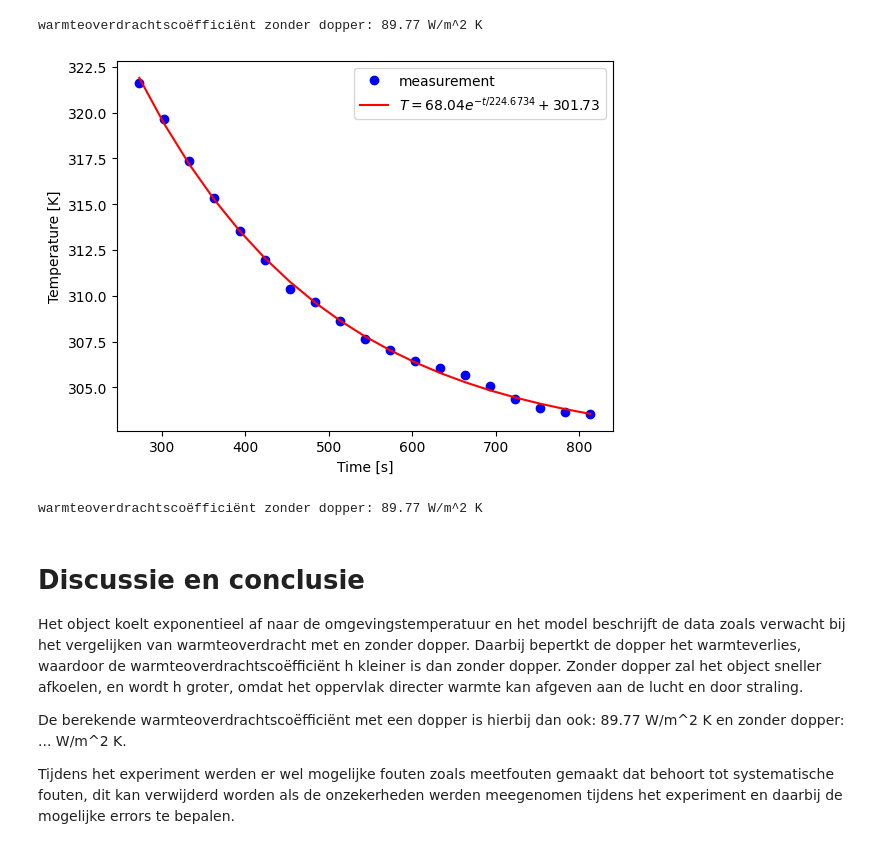
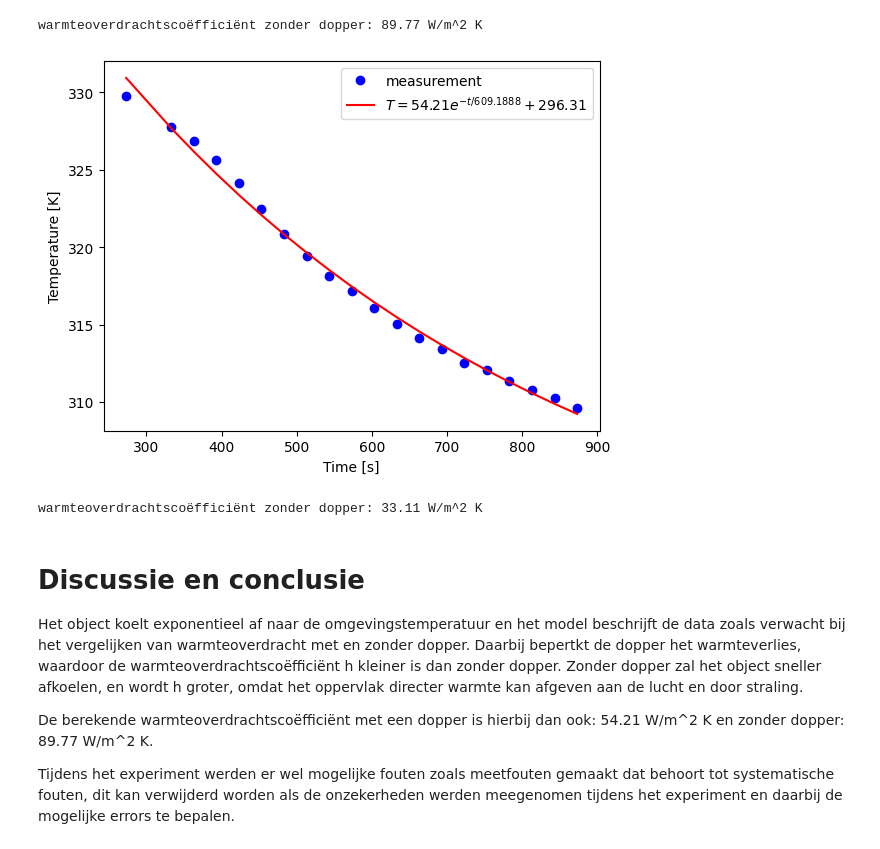
Before and after one commit to MatthiasGrablowitz/-Groepsnaam18-, a Jupyter notebook: Content/Labs/koelbuis.ipynb, the cells around one changed output. Cells and saved outputs as stored; diff of their text form; code cells hidden in the pictures.

```diff
--- a/Content/Labs/koelbuis.ipynb
+++ b/Content/Labs/koelbuis.ipynb
@@ -300,7 +300,7 @@ warmteoverdrachtscoëfficiënt zonder dopper: 89.77 W/m^2 K
 import numpy as np
 import matplotlib.pyplot as plt
 from scipy.optimize import curve_fit
-data = np.loadtxt('warmte_ding.csv', delimiter=';')
+data = np.loadtxt('warmte_ding_zonder_dopper.csv', delimiter=';')
 def exp_func(t, A, tau, T_omg):
     # A is verschiltemperatuur met omgeving aan start
     # tau is de karakteristieke tijd voor de koeling
@@ -314,40 +314,40 @@ times = data[:,0]+273.15
 temps = data[:,1]+273.15
 
 
 # pas beginwaardes aan naar schatting
 # Het aantal maxfev moet wellicht hoger voor goede convergentie van de waarde
 popt, pocv = curve_fit(exp_func, times, temps, p0=[25, 100, 24], maxfev=5000)
 
 A_exp, tau_exp, T_omg_exp = popt
 
 y_fit = exp_func(times, *popt)
 
 plt.figure()
 plt.xlabel('Time [s]')
 plt.ylabel('Temperature [K]')
 
 plt.plot(times, temps, 'bo', label='measurement')
 plt.plot(times, y_fit, 'r-',
          label='$T = %0.2f e^{-t/%0.4f} + %0.2f$' % (A_exp, tau_exp, T_omg_exp))
 
 plt.legend()
 
 plt.show()
 
 h_exp = (warmtecapaciteit) / (tau_exp * buitenoppervlak)
 
 print(f"warmteoverdrachtscoëfficiënt zonder dopper: {h_exp:.2f}", "W/m^2 K") # warmteoverdrachtscoëfficiënt in W/m^2 K
 # Sla figuren op met
 #
 # plt.savefig("Figuren/naam.png", dpi=450)
 # %% [output]
-[figure, old version]
+[figure, new version]
-warmteoverdrachtscoëfficiënt zonder dopper: 89.77 W/m^2 K
+warmteoverdrachtscoëfficiënt zonder dopper: 33.11 W/m^2 K
 # %% [markdown]
 # Discussie en conclusie
 
 Het object koelt exponentieel af naar de omgevingstemperatuur en het model beschrijft de data zoals verwacht bij het vergelijken van warmteoverdracht met en zonder dopper. Daarbij bepertkt de dopper het warmteverlies, waardoor de warmteoverdrachtscoëfficiënt h kleiner is dan zonder dopper. Zonder dopper zal het object sneller afkoelen, en wordt h groter, omdat het oppervlak directer warmte kan afgeven aan de lucht en door straling.
 
-De berekende warmteoverdrachtscoëfficiënt met een dopper is hierbij dan ook: 89.77 W/m^2 K en zonder dopper: ... W/m^2 K.
+De berekende warmteoverdrachtscoëfficiënt met een dopper is hierbij dan ook: 54.21 W/m^2 K en zonder dopper: 89.77 W/m^2 K.
 
 Tijdens het experiment werden er wel mogelijke fouten zoals meetfouten gemaakt dat behoort tot systematische fouten, dit kan verwijderd worden als de onzekerheden werden meegenomen tijdens het experiment en daarbij de mogelijke errors te bepalen.
```
Also changed, not shown: 1 other file.
